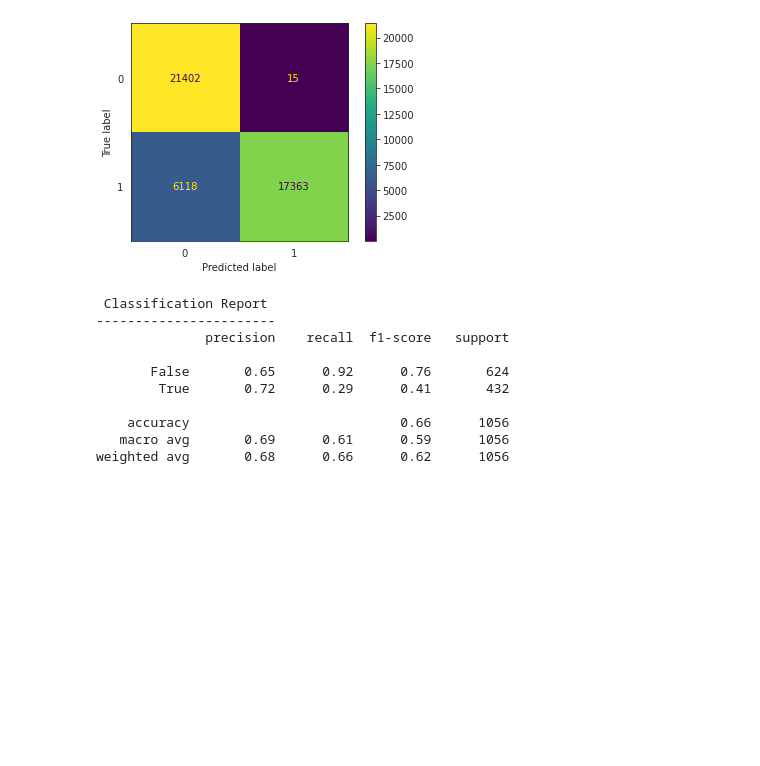
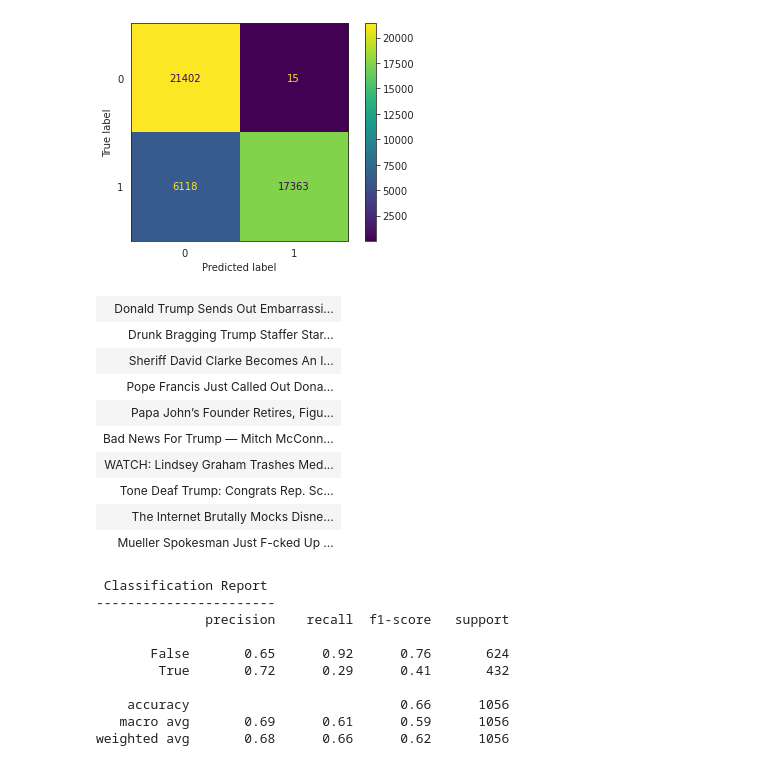
Before and after one commit to sheikhomar/fakesnakr, a Jupyter notebook: notebooks/02-heuristics.ipynb, the cells around one changed output. Drawn from its saved outputs; the diff is of its cells as text; code cells hidden in the pictures; blank space fills up the shorter version.

```diff
--- a/notebooks/02-heuristics.ipynb
+++ b/notebooks/02-heuristics.ipynb
@@ -45,7 +45,42 @@ def load_data(fake_file_path: str, real_file_path: str):
     df_real["is_real"] = True
     df_real["is_fake"] = False
 
-    return pd.concat([df_fake, df_real], ignore_index=True)
+    df_data = pd.concat([df_fake, df_real], ignore_index=True)
+
+    return df_data
+
+def display_titles(df_data, top_k: int=10):
+    n_samples = min(top_k, df_data.shape[0])
+
+    html_text = "<table><tbody>"
+    for i in range(n_samples):
+        html_text += '<tr><td style="text-align:left;">'
+        html_text += df_data.iloc[i]["title"]
+        html_text += "</td></tr>"
+    html_text += "</tbody></table>"
+
+    display(HTML(html_text))
+
+def eval_rule(fake_file_path: str, real_file_path: str, attr_name: str="title"):
+    df_data = load_data(
+        fake_file_path=fake_file_path,
+        real_file_path=real_file_path,
+    )
+
+    # Generate predictions
+    df_data["pred_is_fake"] = df_data[attr_name].progress_apply(labeling_function)
+
+    print(" Classification Report")
+    print("-----------------------")
+    print(classification_report(y_true=df_data["is_fake"], y_pred=df_data["pred_is_fake"]))
+
+    cm = ConfusionMatrixDisplay(
+        confusion_matrix(
+            y_true=df_data["is_fake"],
+            y_pred=df_data["pred_is_fake"],
+        )
+    )
+    cm.plot()
 # %%
 with zipfile.ZipFile("../data/isot/News_dataset.zip") as zf:
     dataframes = {f: pd.read_csv(zf.open(f)) for f in zf.namelist()}
@@ -121,3 +135,18 @@ def eval_rule(fake_file_path: str, real_file_path: str, attr_name: str="title"):
+# %%
+df_false_negatives = df_news[(df_news["is_fake"] == True) & (df_news["pred_is_fake"] == False) ]
+# %%
+display_titles(df_data=df_false_negatives, top_k=10)
+# %% [output]
+| Donald Trump Sends Out Embarrassi... |
+| Drunk Bragging Trump Staffer Star... |
+| Sheriff David Clarke Becomes An I... |
+| Pope Francis Just Called Out Dona... |
+| Papa John’s Founder Retires, Figu... |
+| Bad News For Trump — Mitch McConn... |
+| WATCH: Lindsey Graham Trashes Med... |
+| Tone Deaf Trump: Congrats Rep. Sc... |
+| The Internet Brutally Mocks Disne... |
+| Mueller Spokesman Just F-cked Up ... |
 # %%
 eval_rule(
     fake_file_path="../data/fakenewsnet/politifact_fake.csv",
```
Also changed, not shown: parts of 2 cells of this notebook.
